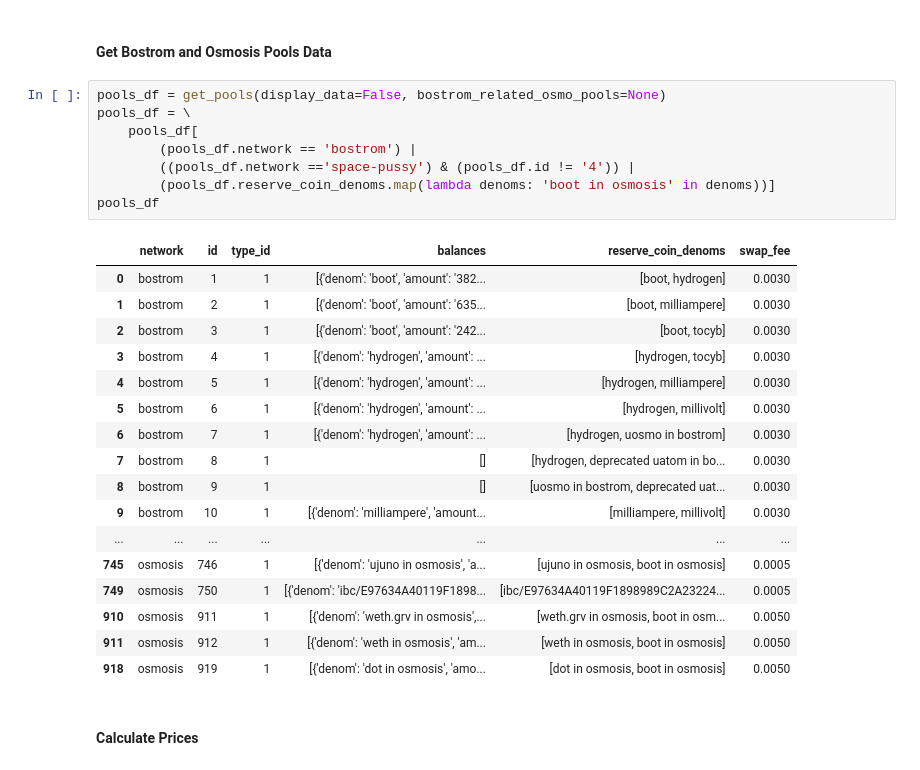
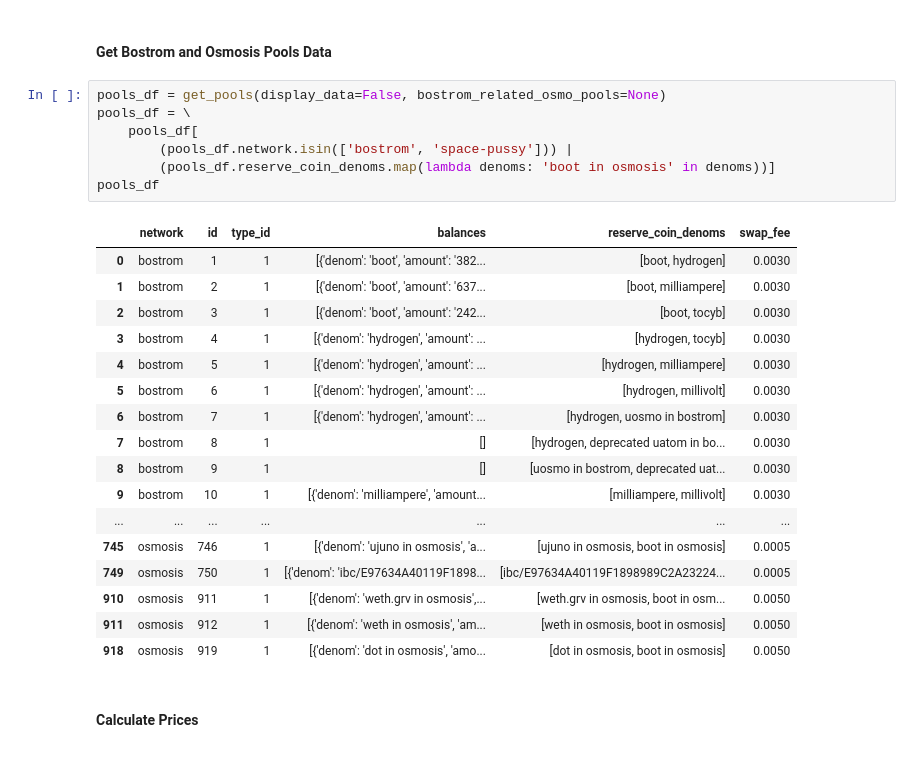
Before and after one commit to Snedashkovsky/cyber-arbitrage, a Jupyter notebook: pools_liquidity_in_gh.ipynb, the cells around one changed output. Saved outputs shown, nothing was run; the diff lists cells and outputs as text.

```diff
--- a/pools_liquidity_in_gh.ipynb
+++ b/pools_liquidity_in_gh.ipynb
@@ -13,15 +13,14 @@ from src.data_extractors import get_pools, get_prices, get_price_enriched
 # %%
 pools_df = get_pools(display_data=False, bostrom_related_osmo_pools=None)
 pools_df = \
     pools_df[
-        (pools_df.network == 'bostrom') |
-        ((pools_df.network =='space-pussy') & (pools_df.id != '4')) |
+        (pools_df.network.isin(['bostrom', 'space-pussy'])) |
         (pools_df.reserve_coin_denoms.map(lambda denoms: 'boot in osmosis' in denoms))]
 pools_df
 # %% [output]
 |  | network | id | type_id | balances | reserve_coin_denoms | swap_fee |
 | 0 | bostrom | 1 | 1 | [{'denom': 'boot', 'amount': '382... | [boot, hydrogen] | 0.0030 |
-| 1 | bostrom | 2 | 1 | [{'denom': 'boot', 'amount': '635... | [boot, milliampere] | 0.0030 |
+| 1 | bostrom | 2 | 1 | [{'denom': 'boot', 'amount': '637... | [boot, milliampere] | 0.0030 |
 | 2 | bostrom | 3 | 1 | [{'denom': 'boot', 'amount': '242... | [boot, tocyb] | 0.0030 |
 | 3 | bostrom | 4 | 1 | [{'denom': 'hydrogen', 'amount': ... | [hydrogen, tocyb] | 0.0030 |
 | 4 | bostrom | 5 | 1 | [{'denom': 'hydrogen', 'amount': ... | [hydrogen, milliampere] | 0.0030 |
```
Also changed, not shown: parts of 4 cells of this notebook, 1 other file.
